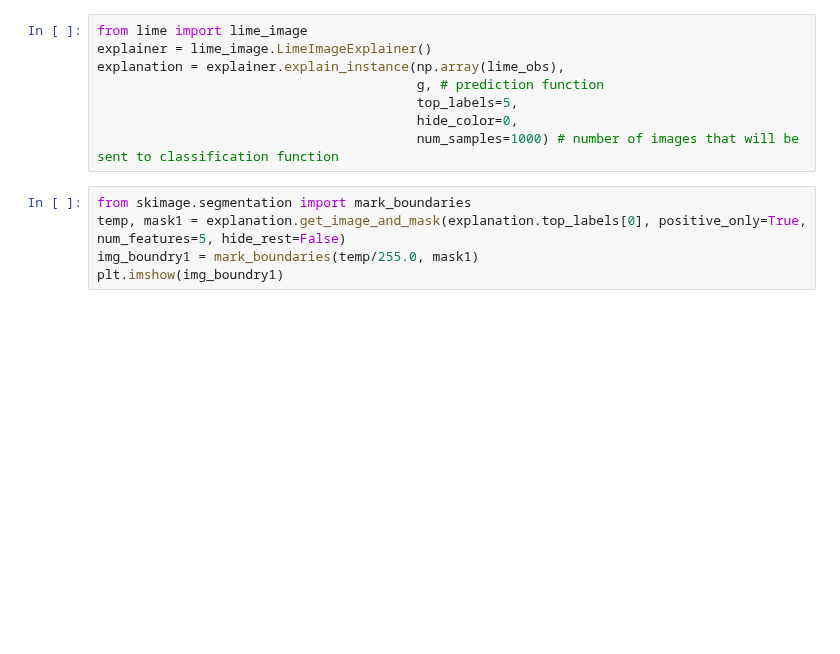
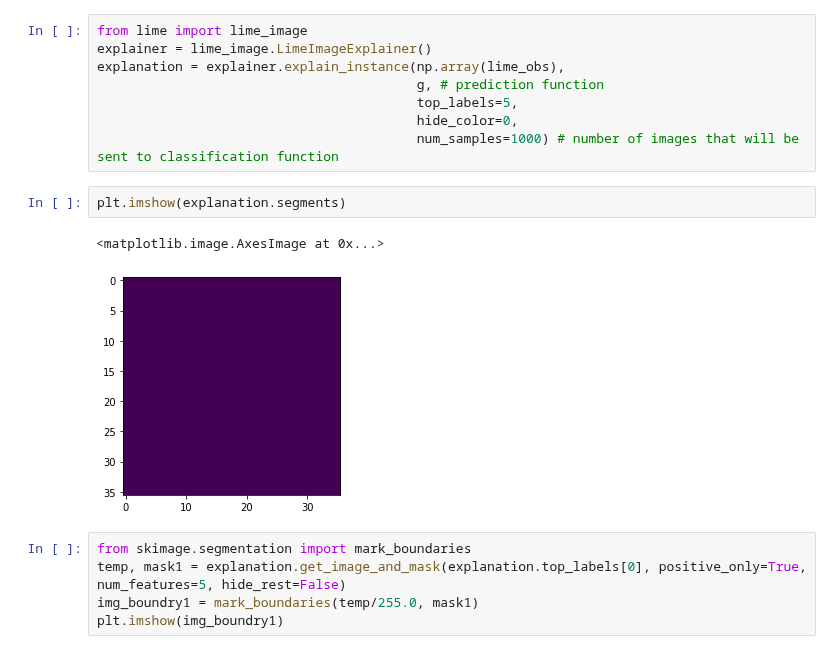
Before and after one commit to andipeng/counterfactual-adaptation, a Jupyter notebook: exps/toycomplex_lime.ipynb, the cells around one changed output. Cells and saved outputs as stored; diff of their text form; blank space fills up the shorter version.

```diff
--- a/exps/toycomplex_lime.ipynb
+++ b/exps/toycomplex_lime.ipynb
@@ -636,6 +634,11 @@ explanation = explainer.explain_instance(np.array(lime_obs),
                                          top_labels=5,
                                          hide_color=0,
                                          num_samples=1000) # number of images that will be sent to classification function
+# %%
+plt.imshow(explanation.segments)
+# %% [output]
+<matplotlib.image.AxesImage at 0x...>
+[figure, added]
 # %%
 from skimage.segmentation import mark_boundaries
 temp, mask1 = explanation.get_image_and_mask(explanation.top_labels[0], positive_only=True, num_features=5, hide_rest=False)
```
Also changed, not shown: parts of 6 cells of this notebook, 2 other files.
